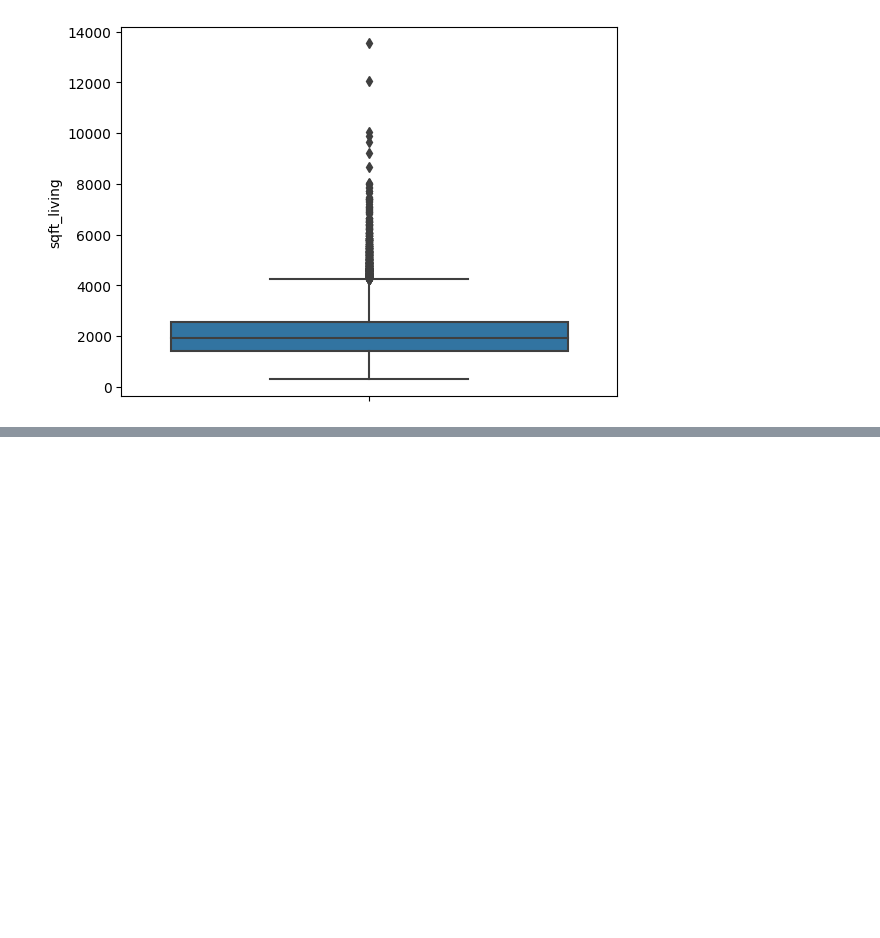
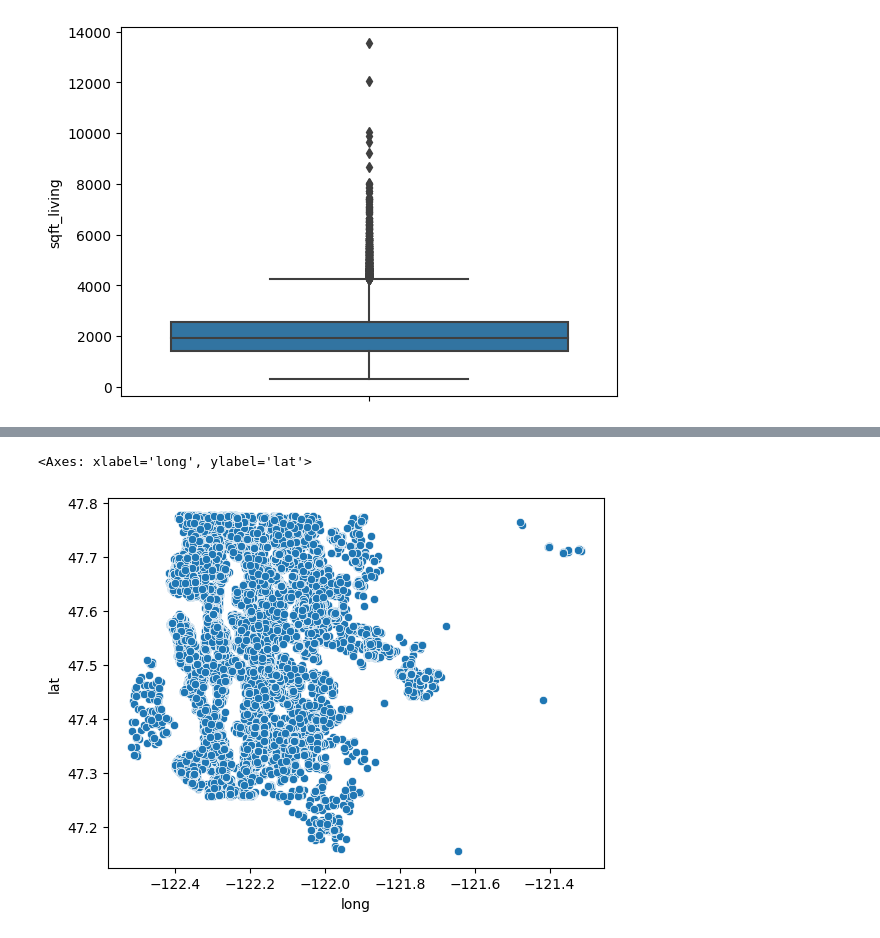
Before and after one commit to CodyDong/schulich_data_science, a Jupyter notebook: Assignment 3.ipynb, the cells around one changed output, grey strips where cells are left out. Drawn from its saved outputs; the diff is of its cells as text; code cells hidden in the pictures; blank space fills up the shorter version.

```diff
--- a/Assignment 3.ipynb
+++ b/Assignment 3.ipynb
@@ -111 +135,6 @@ sns.scatterplot(data= house, y= 'price',x='built_yrs')
+# %%
+sns.scatterplot(data= house, y= 'lat',x='long')
+# %% [output]
+<Axes: xlabel='long', ylabel='lat'>
+[figure, added]
 # %%
```
Also changed, not shown: parts of 26 cells of this notebook.
